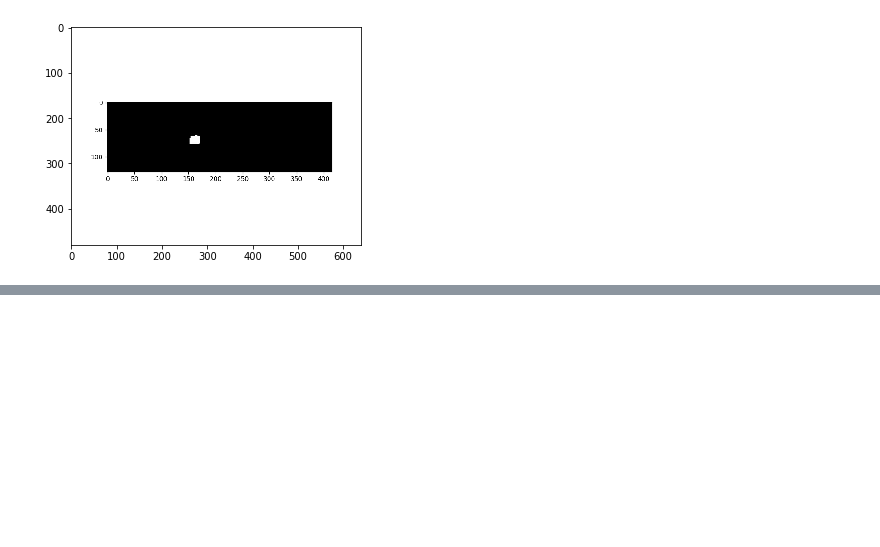
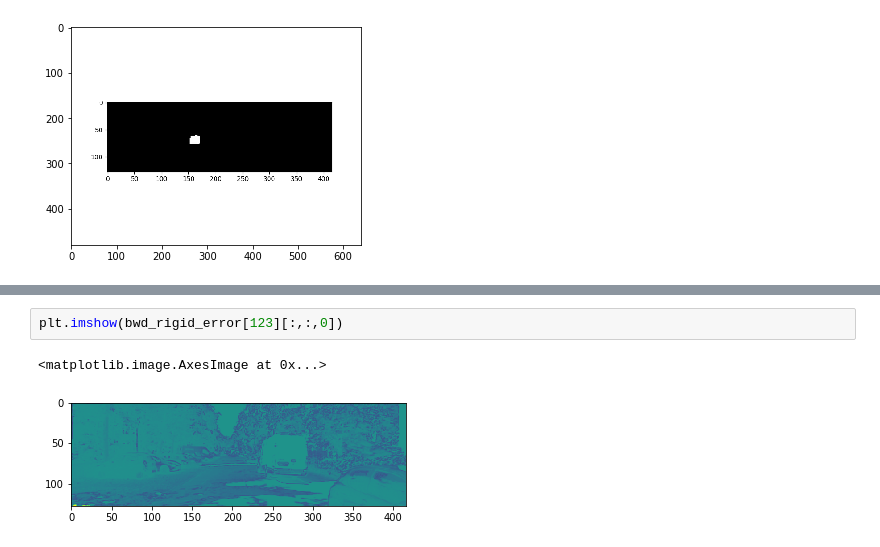
Before and after one commit to qihao-huang/GeoNet, a Jupyter notebook: tools/show_depth_delta.ipynb, the cells around one changed output, grey strips where cells are left out. Drawn from its saved outputs; the diff is of its cells as text; blank space fills up the shorter version.

```diff
--- a/tools/show_depth_delta.ipynb
+++ b/tools/show_depth_delta.ipynb
@@ -155,0 +181,5 @@ plt.imshow(rgb_img)
+# %%
+plt.imshow(bwd_rigid_error[123][:,:,0])
+# %% [output]
+<matplotlib.image.AxesImage at 0x...>
+[figure, added]
```
Also changed, not shown: parts of 42 cells of this notebook, 7 other files.
